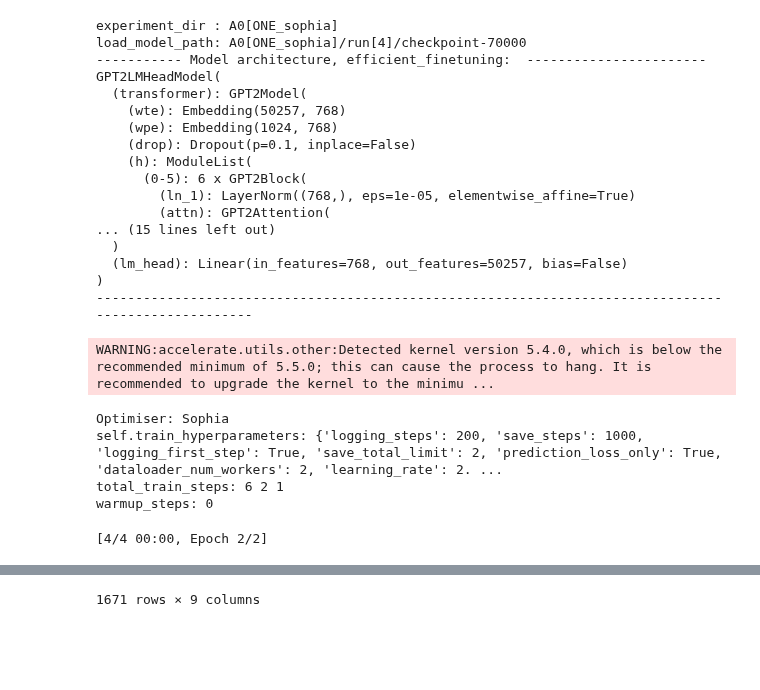
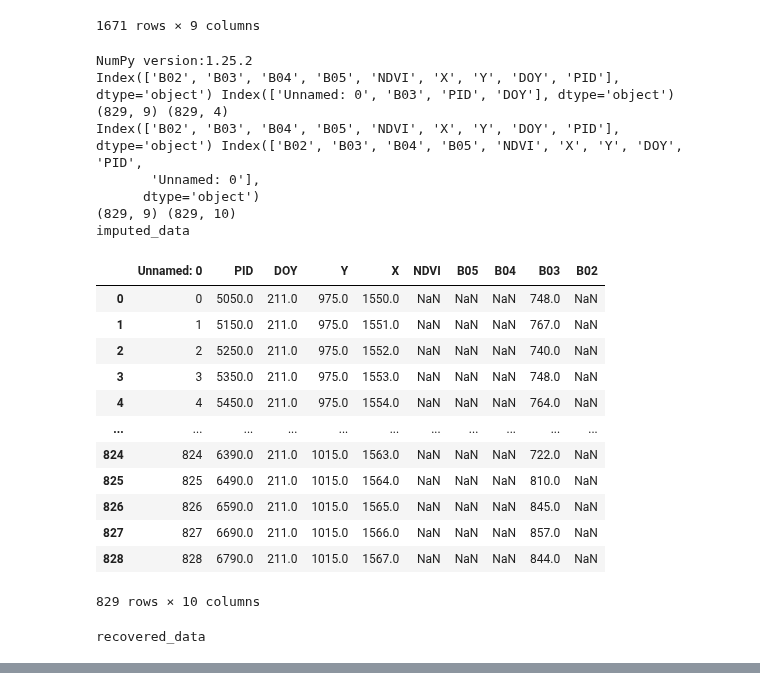
Before and after one commit to koyacolab/aispace, a Jupyter notebook: ainf.ipynb, the cells around one changed output, grey strips where cells are left out. Cells and saved outputs as stored; diff of their text form; code cells hidden in the pictures; blank space fills up the shorter version.

```diff
--- a/ainf.ipynb
+++ b/ainf.ipynb
@@ -179,14 +179,30 @@ class HLSInference(HLSDataSet):
         # self.nan_data_doy = self.nan_data_doy[self.nan_data_doy.columns[::-1]].copy()
 
         _impute = self.nan_data_doy[columns_impute].copy()
-        self.imputed_data = model.impute(_impute, k=k, max_length=max_length, temperature=temperature, device=device)
-        self.imputed_data.to_csv('imputed.csv')
+        self.imputed_data = pd.read_csv('imputed.csv')
+        # self.imputed_data = model.impute(_impute, k=k, max_length=max_length, temperature=temperature, device=device)
+        # self.imputed_data.to_csv('imputed.csv')
+
         # imputed_file = f'A0[optim_sophia]/imputed_output_run[3].csv'
         # self.imputed_data = pd.read_csv(imputed_file)
         # self.imputed_data = self.nan_data_doy.copy()
 
         print(self.nan_data_doy.columns, self.imputed_data.columns)
-        fn
+        print(self.nan_data_doy.shape, self.imputed_data.shape)
+
+        # Merge the dataframes by X and Y columns and replace B3 in df1 with B3 from df2
+        merged_df = self.nan_data_doy.merge(self.imputed_data, on=['PID', 'DOY'], suffixes=('', '_df2'), how='left')
+        # Replace the original B3 column with B3 from df2
+        merged_df['B03'] = merged_df['B03_df2']
+
+        # Drop the additional B3_df2 column
+        merged_df = merged_df.drop('B03_df2', axis=1)
+
+        self.imputed_data = merged_df.copy()
+
+        print(self.nan_data_doy.columns, self.imputed_data.columns)
+        print(self.nan_data_doy.shape, self.imputed_data.shape)
+        # fn
         # cols = self.nan_data_doy.columns
         # self.imputed_data
 
@@ -490,11 +506,12 @@ print('i_run:', i_run, load_model_path)
 # load_model_path_list=f'run[{i_run}]/checkpoint-16000'
 train_columns_list = ['B03', 'PID', 'DOY']
 
-model = GetModel(train_data[train_columns_list],
-                 experiment_dir = experiment_dir,
-                 load_model_path = load_model_path,
-                 # tokenizer='distilgpt2')
-                 tokenizer='aispace-tokenizer')
+# model = GetModel(train_data[train_columns_list],
+#                  experiment_dir = experiment_dir,
+#                  load_model_path = load_model_path,
+#                  # tokenizer='distilgpt2')
+#                  tokenizer='aispace-tokenizer')
+model = []
 
 recovered_data = hls_data._impute(model=model, k=10000, max_length=1000) #, device='cpu')
 
@@ -524,23 +553,23 @@ i_run: 4 run[4]/checkpoint-70000
-experiment_dir : A0[ONE_sophia]
-load_model_path: A0[ONE_sophia]/run[4]/checkpoint-70000
------------ Model architecture, efficient_finetuning:  -----------------------
-GPT2LMHeadModel(
-  (transformer): GPT2Model(
-    (wte): Embedding(50257, 768)
-    (wpe): Embedding(1024, 768)
-    (drop): Dropout(p=0.1, inplace=False)
-    (h): ModuleList(
-      (0-5): 6 x GPT2Block(
-        (ln_1): LayerNorm((768,), eps=1e-05, elementwise_affine=True)
-        (attn): GPT2Attention(
-... (15 lines left out)
-  )
-  (lm_head): Linear(in_features=768, out_features=50257, bias=False)
-)
-----------------------------------------------------------------------------------------------------
+1671 rows × 9 columns
-WARNING:accelerate.utils.other:Detected kernel version 5.4.0, which is below the recommended minimum of 5.5.0; this can cause the process to hang. It is recommended to upgrade the kernel to the minimu ...
+NumPy version:1.25.2
+Index(['B02', 'B03', 'B04', 'B05', 'NDVI', 'X', 'Y', 'DOY', 'PID'], dtype='object') Index(['Unnamed: 0', 'B03', 'PID', 'DOY'], dtype='object')
+(829, 9) (829, 4)
+Index(['B02', 'B03', 'B04', 'B05', 'NDVI', 'X', 'Y', 'DOY', 'PID'], dtype='object') Index(['B02', 'B03', 'B04', 'B05', 'NDVI', 'X', 'Y', 'DOY', 'PID',
+       'Unnamed: 0'],
+      dtype='object')
+(829, 9) (829, 10)
+imputed_data
+|  | Unnamed: 0 | PID | DOY | Y | X | NDVI | B05 | B04 | B03 | B02 |
+| 0 | 0 | 5050.0 | 211.0 | 975.0 | 1550.0 | NaN | NaN | NaN | 748.0 | NaN |
+| 1 | 1 | 5150.0 | 211.0 | 975.0 | 1551.0 | NaN | NaN | NaN | 767.0 | NaN |
+| 2 | 2 | 5250.0 | 211.0 | 975.0 | 1552.0 | NaN | NaN | NaN | 740.0 | NaN |
+| 3 | 3 | 5350.0 | 211.0 | 975.0 | 1553.0 | NaN | NaN | NaN | 748.0 | NaN |
+| 4 | 4 | 5450.0 | 211.0 | 975.0 | 1554.0 | NaN | NaN | NaN | 764.0 | NaN |
+| ... | ... | ... | ... | ... | ... | ... | ... | ... | ... | ... |
+| 824 | 824 | 6390.0 | 211.0 | 1015.0 | 1563.0 | NaN | NaN | NaN | 722.0 | NaN |
+| 825 | 825 | 6490.0 | 211.0 | 1015.0 | 1564.0 | NaN | NaN | NaN | 810.0 | NaN |
+| 826 | 826 | 6590.0 | 211.0 | 1015.0 | 1565.0 | NaN | NaN | NaN | 845.0 | NaN |
+| 827 | 827 | 6690.0 | 211.0 | 1015.0 | 1566.0 | NaN | NaN | NaN | 857.0 | NaN |
+| 828 | 828 | 6790.0 | 211.0 | 1015.0 | 1567.0 | NaN | NaN | NaN | 844.0 | NaN |
-Optimiser: Sophia
-self.train_hyperparameters: {'logging_steps': 200, 'save_steps': 1000, 'logging_first_step': True, 'save_total_limit': 2, 'prediction_loss_only': True, 'dataloader_num_workers': 2, 'learning_rate': 2. ...
-total_train_steps: 6 2 1
-warmup_steps: 0
+829 rows × 10 columns
-[4/4 00:00, Epoch 2/2]
+recovered_data
@@ -575 +590,0 @@ to impute data:
-1671 rows × 9 columns
```
Also changed, not shown: parts of 4 cells of this notebook, 1 other file.
